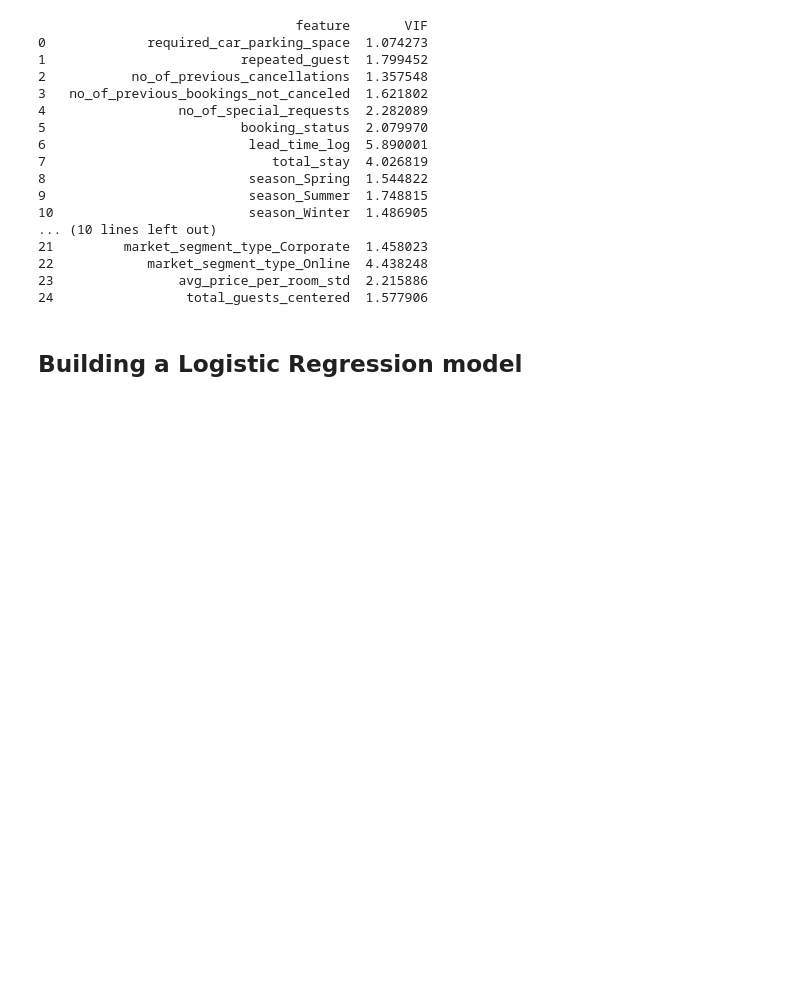
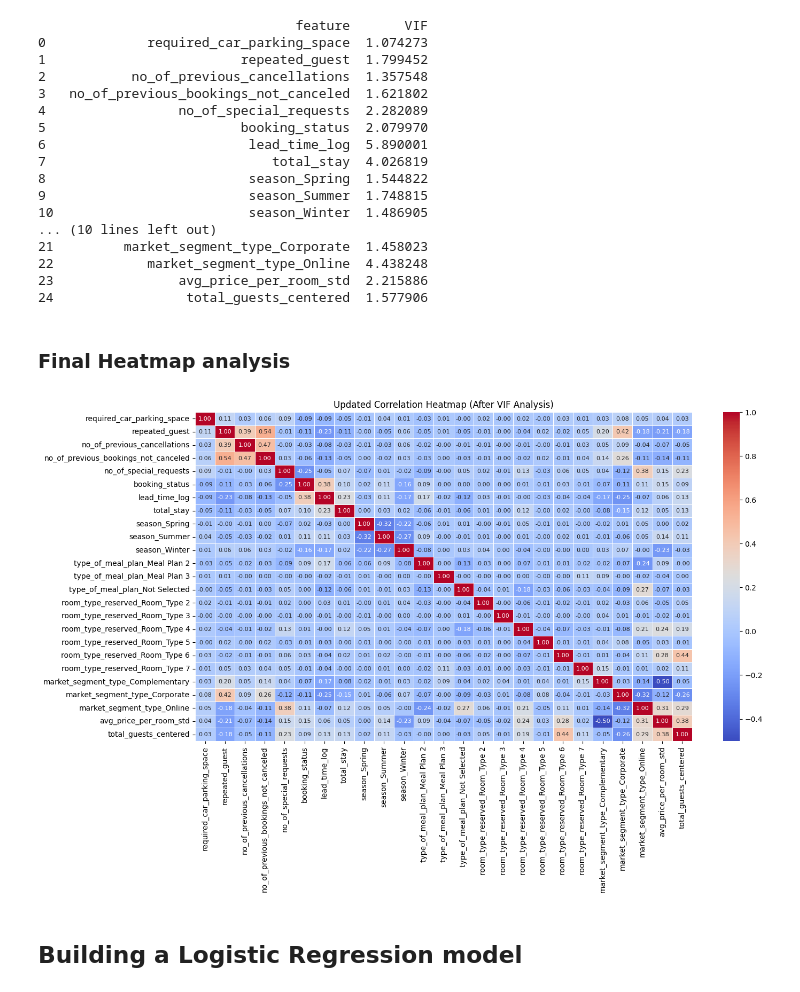
Before and after one commit to DataScience-BusinessAnalitics/INN-Hotels---Problem-Statement, a Jupyter notebook: Project_SLC_DSBA_INNHotels_FullCode-1.ipynb, the cells around one changed output. Saved outputs shown, nothing was run; the diff lists cells and outputs as text; code cells hidden in the pictures; blank space fills up the shorter version.

```diff
--- a/Project_SLC_DSBA_INNHotels_FullCode-1.ipynb
+++ b/Project_SLC_DSBA_INNHotels_FullCode-1.ipynb
@@ -858,3 +864,14 @@ print(vif_data)
 22            market_segment_type_Online  4.438248
 23                avg_price_per_room_std  2.215886
 24                 total_guests_centered  1.577906
+# %% [markdown]
+### Final Heatmap analysis
+# %%
+corr_matrix = X.corr()
+# Plot heatmap
+plt.figure(figsize=(15, 8))
+sns.heatmap(corr_matrix, annot=True, cmap="coolwarm", fmt=".2f", linewidths=0.5, annot_kws={"size": 8})
+plt.title("Updated Correlation Heatmap (After VIF Analysis)")
+plt.show()
+# %% [output]
+[figure, added]
```
Also changed, not shown: parts of 38 cells of this notebook, 3 other files.
